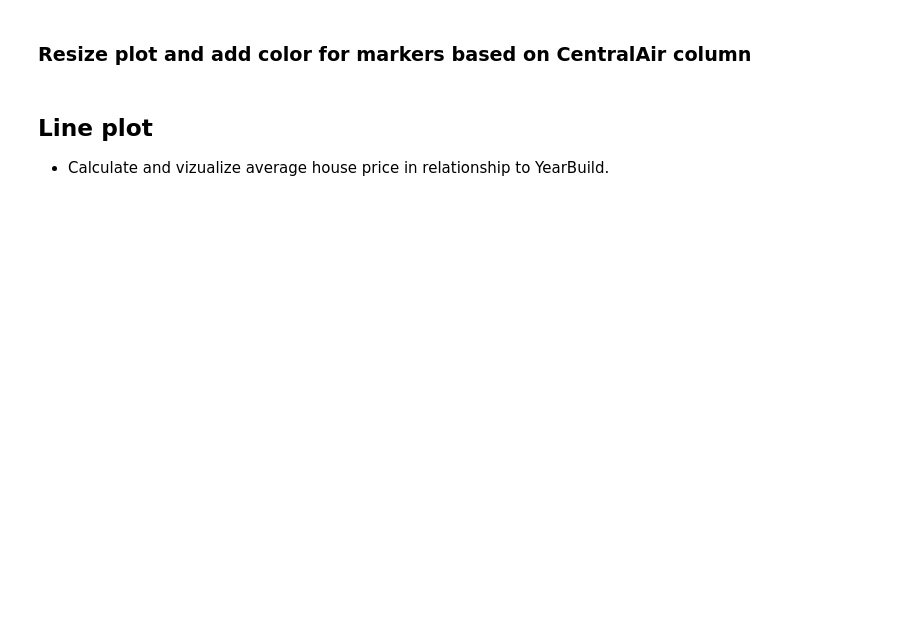
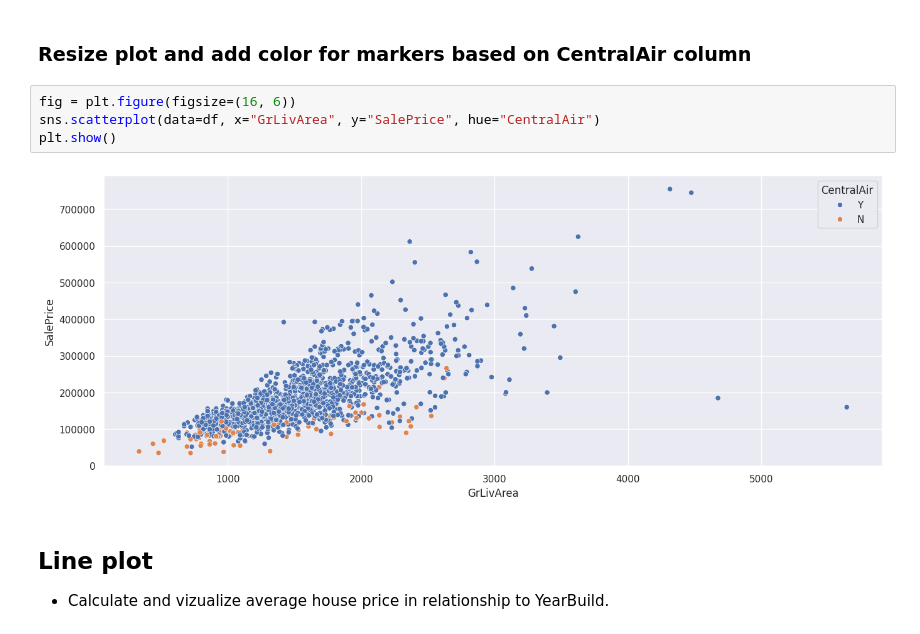
Before and after one commit to Kudl1k/zsu, a Jupyter notebook: fml_01.ipynb, the cells around one changed output. Saved outputs shown, nothing was run; the diff lists cells and outputs as text; blank space fills up the shorter version.

```diff
--- a/fml_01.ipynb
+++ b/fml_01.ipynb
@@ -215,5 +216,11 @@ dtype: int64
 # %% [markdown]
 ### Resize plot and add color for markers based on CentralAir column
+# %%
+fig = plt.figure(figsize=(16, 6))
+sns.scatterplot(data=df, x="GrLivArea", y="SalePrice", hue="CentralAir")
+plt.show()
+# %% [output]
+[figure, added]
 # %% [markdown]
 ## Line plot
 - Calculate and vizualize average house price in relationship to YearBuild.
```
Also changed, not shown: parts of 7 cells of this notebook.
